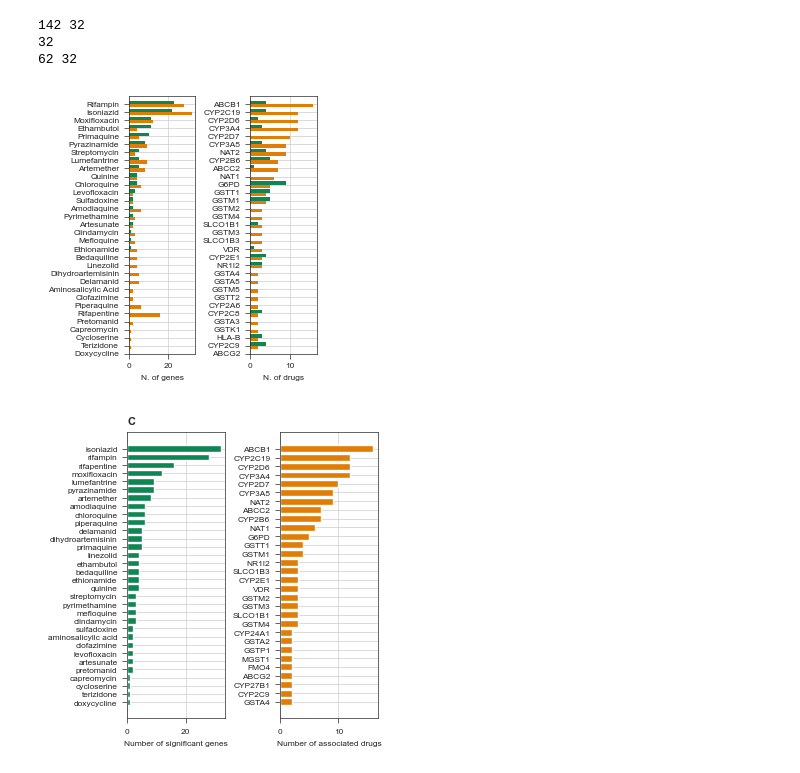
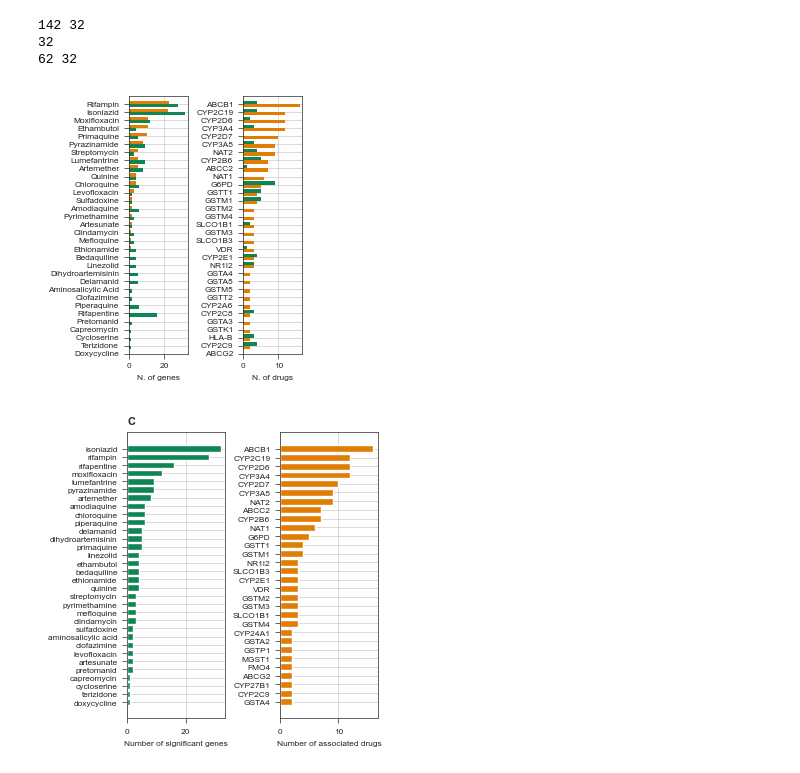
Before and after one commit to ersilia-os/pharmacogx-embeddings, a Jupyter notebook: paper/figure2_pred_vs_pgkb.ipynb, the cells around one changed output. Drawn from its saved outputs; the diff is of its cells as text; code cells hidden in the pictures.

```diff
--- a/paper/figure2_pred_vs_pgkb.ipynb
+++ b/paper/figure2_pred_vs_pgkb.ipynb
@@ -61,37 +61,37 @@ gene_counts.sort_values(by="count_pgkb", inplace=True)
 
 chemicals_pgkb_counts = sel_df["gene"].value_counts().reset_index()
 chemicals_pgkb_counts.sort_values("count", inplace=True)
 chemicals_pgkb_counts.rename(columns={"count":"count_pgkb"}, inplace=True)
 chemicals_z95_counts.rename(columns={"count":"count_pred"}, inplace=True)
 chemicals_counts = chemicals_z95_counts.merge(chemicals_pgkb_counts, on="gene", how="left")
 chemicals_counts['count_pgkb'] = chemicals_counts['count_pgkb'].fillna(0).astype(int)
 chemicals_counts.sort_values(by="count_pred", inplace=True)
 
-fig, axs = st.create_figure(1,2, width=TWO_COLUMNS_WIDTH*0.4, height=3)
+fig, axs = st.create_figure(1,2, width=TWO_COLUMNS_WIDTH*0.38, height=3)
 bar_width = 0.4
 
 ax = axs.next()
 index = range(len(gene_counts))
-bar1 = ax.barh([i - bar_width/2 for i in index], gene_counts['count_pred'], bar_width, label='Predicted', color=orange, edgecolor=None, linewidth=0)
-bar2 = ax.barh([i + bar_width/2 for i in index], gene_counts['count_pgkb'], bar_width, label='PharmGKB', color=green, edgecolor=None, linewidth=0 )
+bar1 = ax.barh([i - bar_width/2 for i in index], gene_counts['count_pred'], bar_width, label='Predicted', color=green, edgecolor=None, linewidth=0)
+bar2 = ax.barh([i + bar_width/2 for i in index], gene_counts['count_pgkb'], bar_width, label='PharmGKB', color=orange, edgecolor=None, linewidth=0 )
 ax.set_yticks(index)
 ax.set_ylim([0,32])
 ax.set_yticklabels(gene_counts['chemical'].str.title())
 st.label(ax, ylabel="", xlabel="N. of genes", title="", abc="")
 
 ax = axs.next()
 index = range(len(chemicals_counts.tail(32)))
 bar1 = ax.barh([i - bar_width/2 for i in index], chemicals_counts['count_pred'].tail(32), bar_width, label='Predicted', color=orange, edgecolor=None, linewidth=0)
 bar2 = ax.barh([i + bar_width/2 for i in index], chemicals_counts['count_pgkb'].tail(32), bar_width, label='PharmGKB', color=green, edgecolor=None, linewidth=0 )
 ax.set_ylim([0,32])
 ax.set_yticks(index)
 ax.set_yticklabels(chemicals_counts['gene'].tail(32))
 st.label(ax, ylabel="", xlabel="N. of drugs", title="")
 plt.tight_layout()
 st.save_figure("assets/pred_vs_pgkb_genesdrugs.png")
 st.save_figure("assets/pred_vs_pgkb_genesdrugs.pdf")
 # %% [output]
-[figure, old version]
+[figure, new version]
 # %%
 fig, axs = st.create_figure(1,2, width=ONE_COLUMN_WIDTH, height=ONE_COLUMN_WIDTH)
 ax = axs.next()
```
Also changed, not shown: 2 other files.
